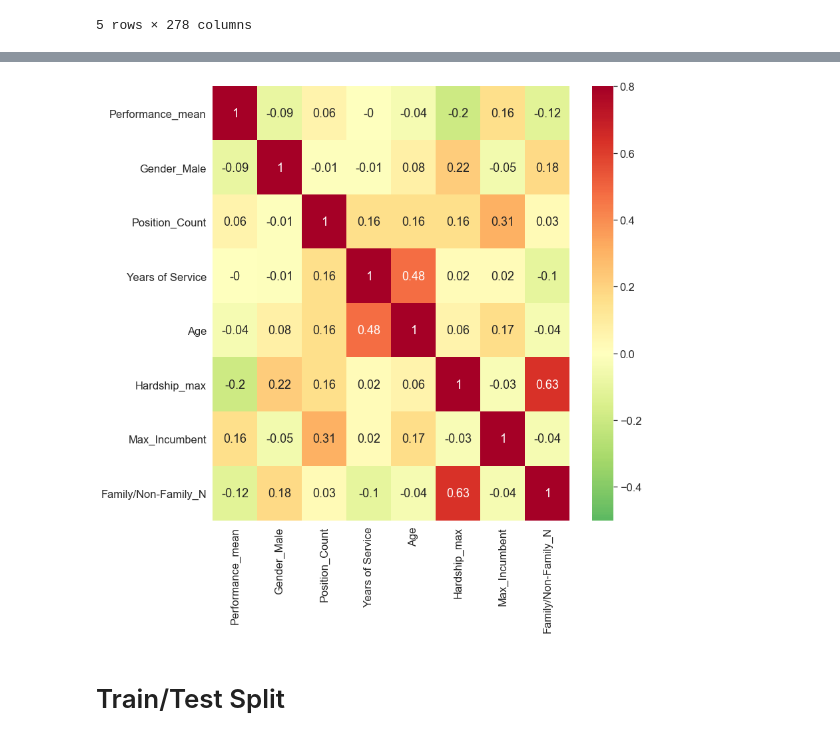
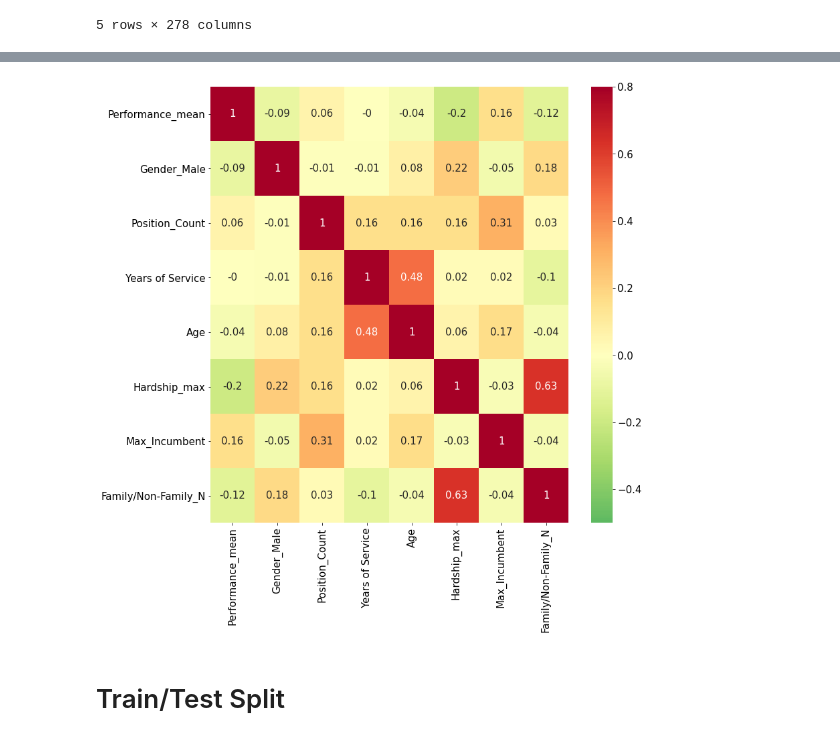
Before and after one commit to oliviahs/Python_practices, a Jupyter notebook: dw4_SMOTE.ipynb, the cells around one changed output, grey strips where cells are left out. Cells and saved outputs as stored; diff of their text form; code cells hidden in the pictures.

```diff
--- a/dw4_SMOTE.ipynb
+++ b/dw4_SMOTE.ipynb
@@ -68,11 +63,11 @@ sns.set(font_scale=1.5)
-# %%
-cor_mat = var.corr().round(2)
-plt.rcParams['font.size'] = 18
-plt.figure(figsize = (12, 12))
-sns.heatmap(cor_mat, vmin = -0.5, vmax = 0.8, center = 0,
-            cmap = plt.cm.RdYlGn_r, annot = True);
-# %% [output]
-[figure, removed]
+# %%
+cor_mat = var.corr().round(2)
+plt.rcParams['font.size'] = 15
+plt.figure(figsize = (12, 12))
+sns.heatmap(cor_mat, vmin = -0.5, vmax = 0.8, center = 0,
+            cmap = plt.cm.RdYlGn_r, annot = True);
+# %% [output]
+[figure, added]
 # %% [markdown]
 # Train/Test Split
 # %%
```
Also changed, not shown: parts of 41 cells of this notebook.
